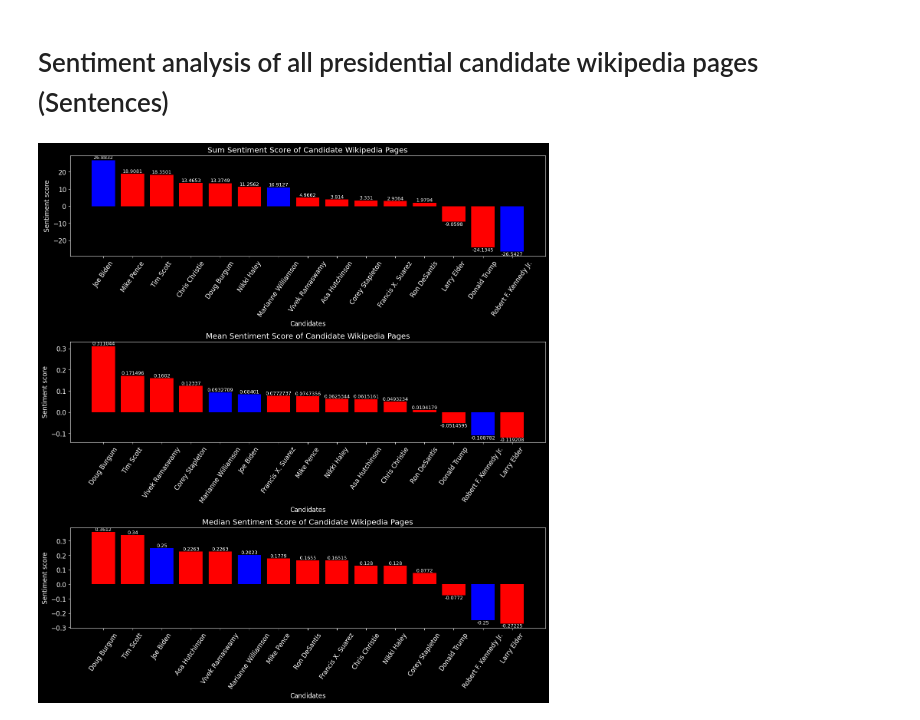
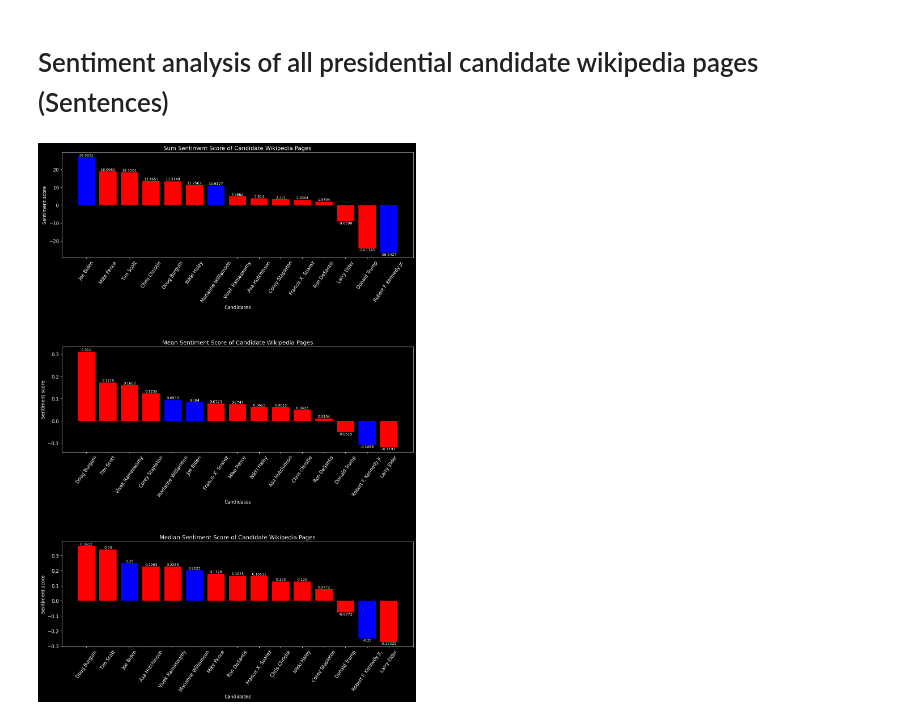
Before and after one commit to Luke-Chesley/Wiki-page-sentiment, a Jupyter notebook: Sentiment_of_wikipedia_pages.ipynb, the cells around one changed output. Drawn from its saved outputs; the diff is of its cells as text; code cells hidden in the pictures.

```diff
--- a/Sentiment_of_wikipedia_pages.ipynb
+++ b/Sentiment_of_wikipedia_pages.ipynb
@@ -281,6 +286,7 @@ for candidate in list_of_candidates:
 
     df_pagesen = pd.concat([df_pagesen, new_row])
 
+df_pagesen["mean_score"] = df_pagesen["mean_score"].astype(float).round(4)
 df_pagesen["party"] = [1, 1, 1, 0, 0, 0, 0, 0, 0, 0, 0, 0, 0, 0, 0]
 # %%
 fig, (ax1, ax2, ax3) = plt.subplots(3, 1, figsize=(16, 16))
@@ -288,6 +294,9 @@ plt.rc("font", size=12)  # controls default text sizes
 plt.rc("axes", labelsize=16)  # fontsize of the x and y labels
 plt.rc("xtick", labelsize=12)
 plt.rc("ytick", labelsize=12)
+
+plt.subplots_adjust(top=1.2)  # Increase top margin
+
 
 # Sum score
 sum_colors = [
@@ -326,31 +335,31 @@ ax2.set_ylabel("Sentiment score")
 ax2.set_xlabel("Candidates")
 ax2.set_title("Mean Sentiment Score of Candidate Wikipedia Pages")
 ax2.bar_label(p2, label_type="edge", fontsize=9)
 
 ax2.tick_params(axis="x", labelrotation=55)  # Rotate xticks in the second subplot
 
 # Median score
 median_colors = [
     "red" if i != 1 else "blue"
     for i in df_pagesen.sort_values(by="median_score", ascending=False)["party"]
 ]
 
 p3 = ax3.bar(
     x=df_pagesen.sort_values(by="median_score", ascending=False)["Candidate"],
     height=df_pagesen.sort_values(by="median_score", ascending=False)["median_score"],
     data=df_pagesen,
     color=median_colors,
 )
 
 ax3.set_ylabel("Sentiment score")
 ax3.set_xlabel("Candidates")
 ax3.set_title("Median Sentiment Score of Candidate Wikipedia Pages")
 ax3.bar_label(p3, label_type="edge", fontsize=9)
 
 ax3.tick_params(axis="x", labelrotation=55)  # Rotate xticks in the third subplot
 
 plt.subplots_adjust(hspace=0.85)  # Adjust the vertical spacing between subplots
 
 plt.show()
 # %% [output]
-[figure, old version]
+[figure, new version]
```
Also changed, not shown: parts of 3 cells of this notebook.
